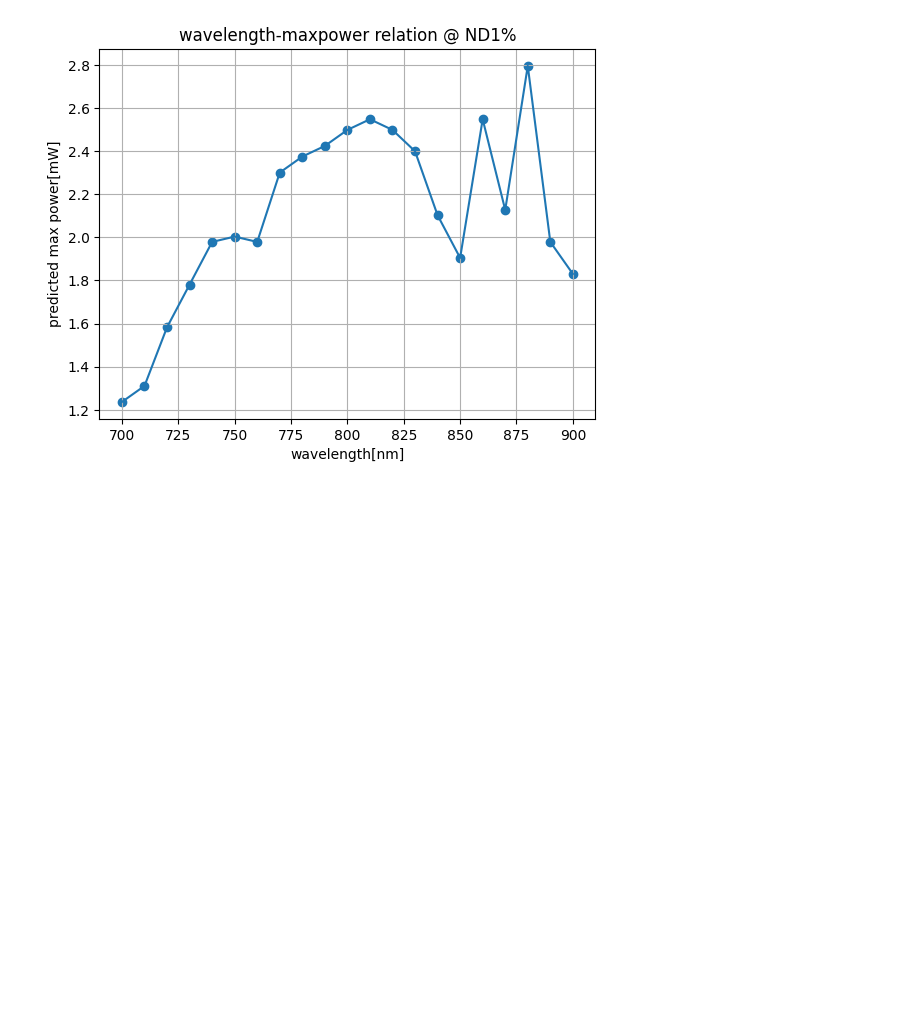
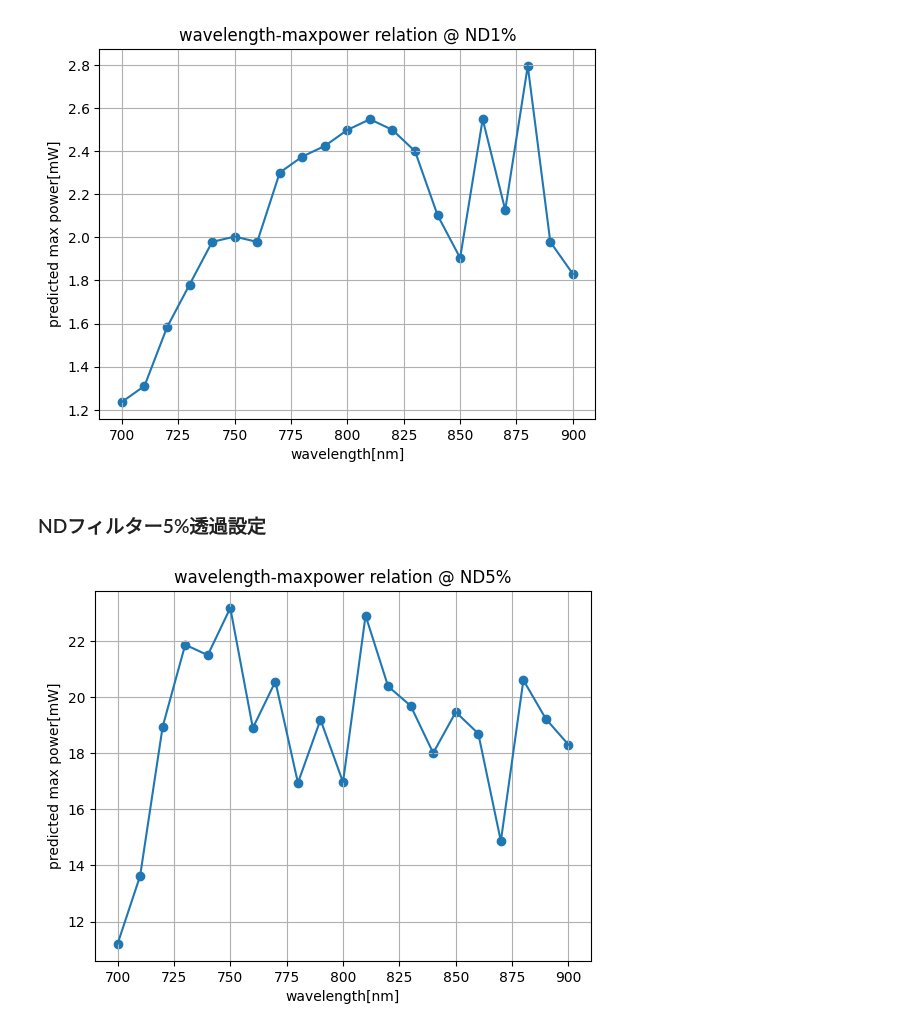
Before and after one commit to chiashi-lab/pl, a Jupyter notebook: notebook/003tisp.ipynb, the cells around one changed output. Cells and saved outputs as stored; diff of their text form; code cells hidden in the pictures; blank space fills up the shorter version.

Commit message:
:memo: Add wavelength power relation data

```diff
--- a/notebook/003tisp.ipynb
+++ b/notebook/003tisp.ipynb
@@ -145,3 +145,19 @@ plt.grid()
 plt.show()
 # %% [output]
 [figure]
+# %% [markdown]
+### NDフィルター5%透過設定
+# %%
+filepath = "../data/wavepowerdata/wavelength_power_relation_ND5.csv"
+# %%
+df = pd.read_csv(filepath, header=0, sep=",")
+
+plt.plot(df["wavelength"], df["predicted_power"] * 1000)
+plt.scatter(df["wavelength"], df["predicted_power"] * 1000)
+plt.xlabel('wavelength[nm]')
+plt.ylabel('predicted max power[mW]')
+plt.title('wavelength-maxpower relation @ ND5%')
+plt.grid()
+plt.show()
+# %% [output]
+[figure, added]
```
Also changed, not shown: parts of 1 cell of this notebook, 1 other file.
